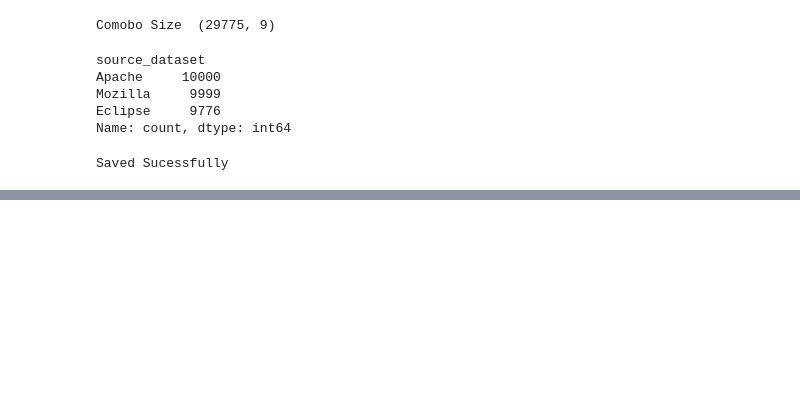
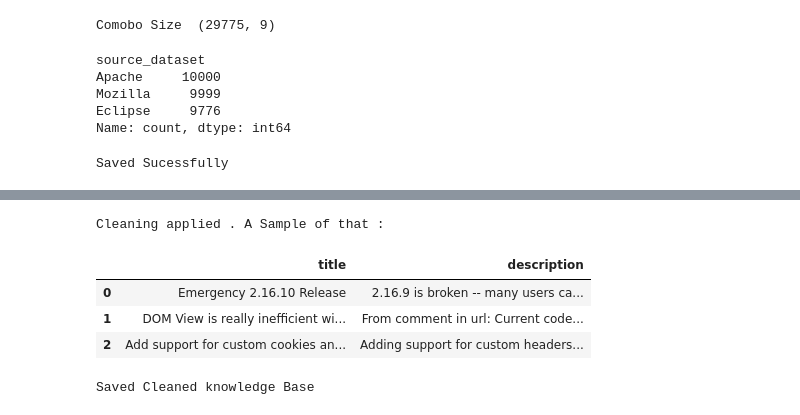
Before and after one commit to SMoizAli/AI_Smart_Bug_Analyzer_-_Fix-_Advisor-, a Jupyter notebook: notebooks/01_dataset_collection.ipynb, the cells around one changed output, grey strips where cells are left out. Drawn from its saved outputs; the diff is of its cells as text; code cells hidden in the pictures; blank space fills up the shorter version.

Commit message:
Task 7 : Cleaned the knowledge base - handled missing values ,  removed HTML tags/whitespaces noice

```diff
--- a/notebooks/01_dataset_collection.ipynb
+++ b/notebooks/01_dataset_collection.ipynb
@@ -234,0 +256,11 @@ Saved Sucessfully
+# %%
+knowledge_base_clean = knowledge_base_df.dropna(subset = ['title','description'])
+
+knowledge_base_clean = knowledge_base_clean.fillna({
+    'severity':'Unknown',
+    'resolution':'Not Specificed',
+    'status':'Unknown'
+})
+
+print("Shape after cleaning :",knowledge_base_clean.shape)
+print("\nRemaining nulls : \n",knowledge_base_clean.isnull().sum())
@@ -234,0 +281,27 @@ Saved Sucessfully
+# %%
+import re
+
+def clean_text(text):
+    if pd.isna(text):
+        return(text)
+    text =  str(text)
+    text = re.sub(r'<[^>]+>',' ',text)
+    text = re.sub(r'\s+',' ',text)
+    return text.strip()
+
+knowledge_base_clean['title'] = knowledge_base_clean['title'].apply(clean_text)
+knowledge_base_clean['description'] = knowledge_base_clean['description'].apply(clean_text)
+
+print('Cleaning applied . A Sample of that :')
+knowledge_base_clean[['title','description']].head(3)
+# %% [output]
+Cleaning applied . A Sample of that :
+|  | title | description |
+| 0 | Emergency 2.16.10 Release | 2.16.9 is broken -- many users ca... |
+| 1 | DOM View is really inefficient wi... | From comment in url: Current code... |
+| 2 | Add support for custom cookies an... | Adding support for custom headers... |
+# %%
+knowledge_base_clean.to_csv("C:/Users/famil/OneDrive/Desktop/AI_Smart_Bug_Analyzer_-_Fix-_Advisor-/data/knowledge_base_cleaned.csv" , index = False)
+print("Saved Cleaned knowledge Base")
+# %% [output]
+Saved Cleaned knowledge Base
```
Also changed, not shown: parts of 2 cells of this notebook, 1 other file.
